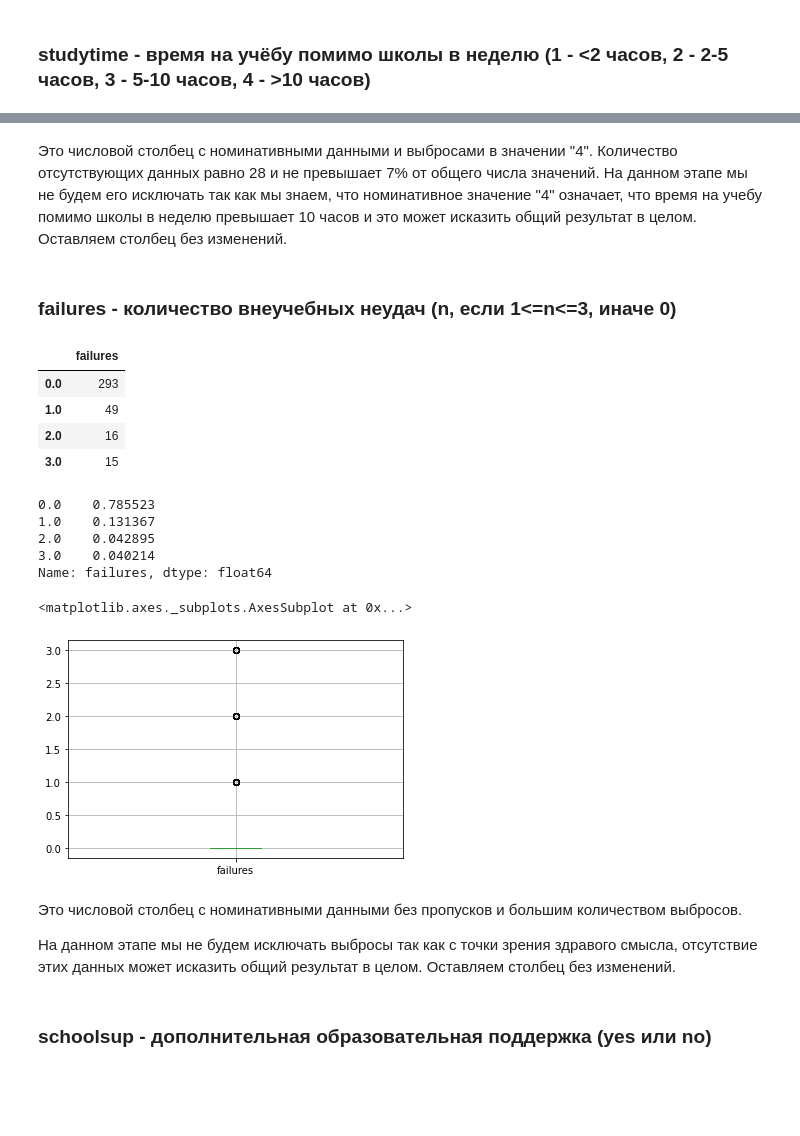
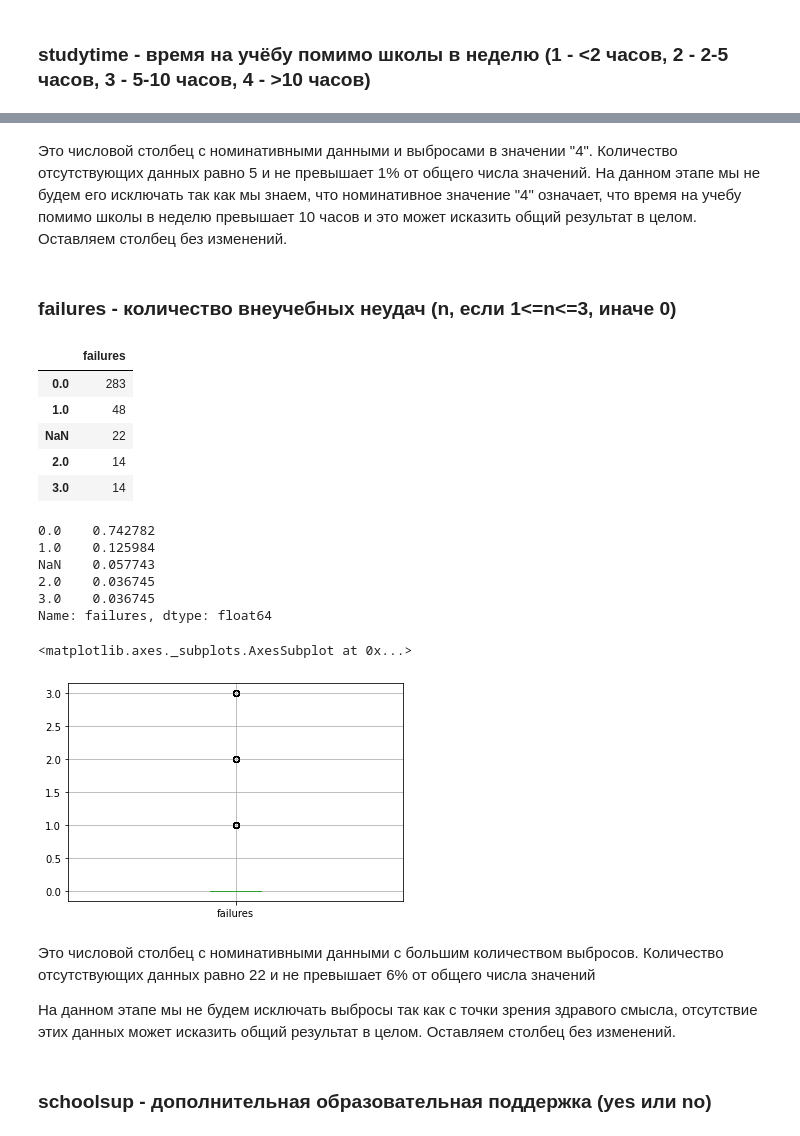
Before and after one commit to axpelman/skillfactory_rds, a Jupyter notebook: module_2/Exploratory data analysis.ipynb, the cells around one changed output, grey strips where cells are left out. Cells and saved outputs as stored; diff of their text form; code cells hidden in the pictures; blank space fills up the shorter version.

```diff
--- a/module_2/Exploratory data analysis.ipynb
+++ b/module_2/Exploratory data analysis.ipynb
@@ -488,28 +515,30 @@ Name: studytime, dtype: float64
 <matplotlib.axes._subplots.AxesSubplot at 0x...>
 [figure]
 # %% [markdown]
-Это числовой столбец с номинативными данными и выбросами в значении "4". Количество отсутствующих данных равно 28 и не превышает 7% от общего числа значений. На данном этапе мы не будем его исключать так как мы знаем, что номинативное значение "4" означает, что время на учебу помимо школы в неделю превышает 10 часов и это может исказить общий результат в целом.  Оставляем столбец без изменений.
+Это числовой столбец с номинативными данными и выбросами в значении "4". Количество отсутствующих данных равно 5 и не превышает 1% от общего числа значений. На данном этапе мы не будем его исключать так как мы знаем, что номинативное значение "4" означает, что время на учебу помимо школы в неделю превышает 10 часов и это может исказить общий результат в целом.  Оставляем столбец без изменений.
 # %% [markdown]
 ### failures - количество внеучебных неудач (n, если 1<=n<=3, иначе 0)
 # %%
-display(pd.DataFrame(math_progress.failures.value_counts()))
-display(math_progress.failures.value_counts(normalize=True))
+display(pd.DataFrame(math_progress.failures.value_counts(dropna=False)))
+display(math_progress.failures.value_counts(dropna=False, normalize=True))
 math_progress.boxplot(column=['failures'])
 # %% [output]
 |  | failures |
-| 0.0 | 293 |
-| 1.0 | 49 |
-| 2.0 | 16 |
-| 3.0 | 15 |
+| 0.0 | 283 |
+| 1.0 | 48 |
+| NaN | 22 |
+| 2.0 | 14 |
+| 3.0 | 14 |
-0.0    0.785523
-1.0    0.131367
-2.0    0.042895
-3.0    0.040214
+0.0    0.742782
+1.0    0.125984
+NaN    0.057743
+2.0    0.036745
+3.0    0.036745
 Name: failures, dtype: float64
 <matplotlib.axes._subplots.AxesSubplot at 0x...>
 [figure]
 # %% [markdown]
-Это числовой столбец с номинативными данными без пропусков и большим количеством выбросов.
+Это числовой столбец с номинативными данными с большим количеством выбросов. Количество отсутствующих данных равно 22 и не превышает 6% от общего числа значений
 
 На данном этапе мы не будем исключать выбросы так как с точки зрения здравого смысла, отсутствие этих данных   может исказить общий результат в целом.  Оставляем столбец без изменений.
 # %% [markdown]
```
Also changed, not shown: parts of 50 cells of this notebook, 1 other file.
